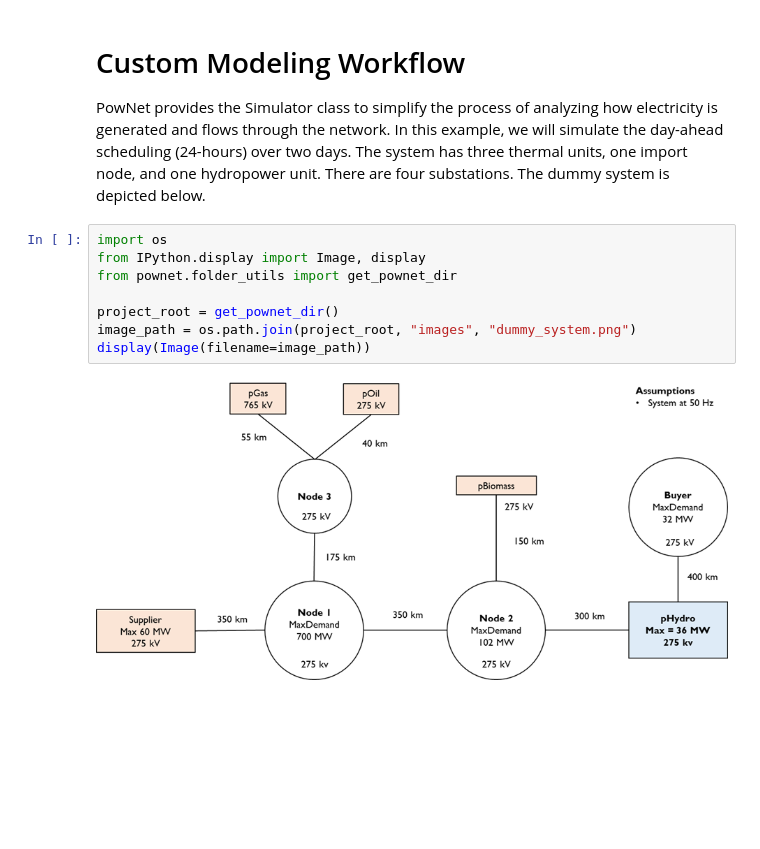
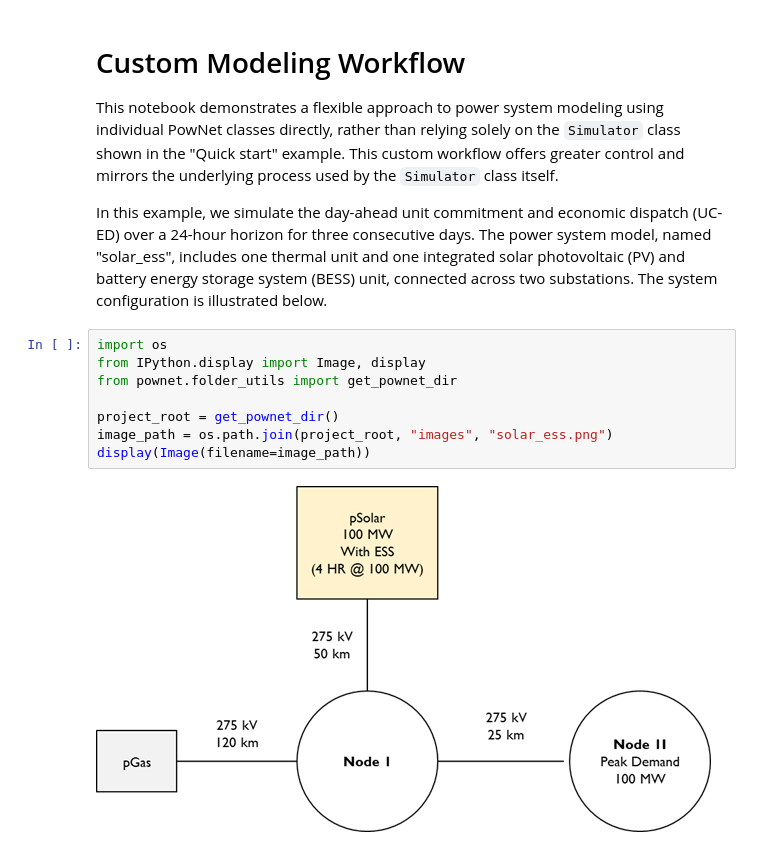
Before and after one commit to Critical-Infrastructure-Systems-Lab/PowNet, a Jupyter notebook: examples/custom_workflow.ipynb, the cells around one changed output. Cells and saved outputs as stored; diff of their text form; blank space fills up the shorter version.

Commit message:
Add custom_workflow example

```diff
--- a/examples/custom_workflow.ipynb
+++ b/examples/custom_workflow.ipynb
@@ -1,15 +1,17 @@
 # %% [markdown]
 # Custom Modeling Workflow
 
-PowNet provides the Simulator class to simplify the process of analyzing how electricity is generated and flows through the network. In this example, we will simulate the day-ahead scheduling (24-hours) over two days. The system has three thermal units, one import node, and one hydropower unit. There are four substations. The dummy system is depicted below.
+This notebook demonstrates a flexible approach to power system modeling using individual PowNet classes directly, rather than relying solely on the `Simulator` class shown in the "Quick start" example. This custom workflow offers greater control and mirrors the underlying process used by the `Simulator` class itself.
+
+In this example, we simulate the day-ahead unit commitment and economic dispatch (UC-ED) over a 24-hour horizon for three consecutive days. The power system model, named "solar_ess", includes one thermal unit and one integrated solar photovoltaic (PV) and battery energy storage system (BESS) unit, connected across two substations. The system configuration is illustrated below.
 # %%
 import os
 from IPython.display import Image, display
 from pownet.folder_utils import get_pownet_dir
 
 project_root = get_pownet_dir()
-image_path = os.path.join(project_root, "images", "dummy_system.png")
+image_path = os.path.join(project_root, "images", "solar_ess.png")
 display(Image(filename=image_path))
 # %% [output]
-[figure, old version]
+[figure, new version]
 # %% [markdown]
```
Also changed, not shown: parts of 26 cells of this notebook, 1 other file.
